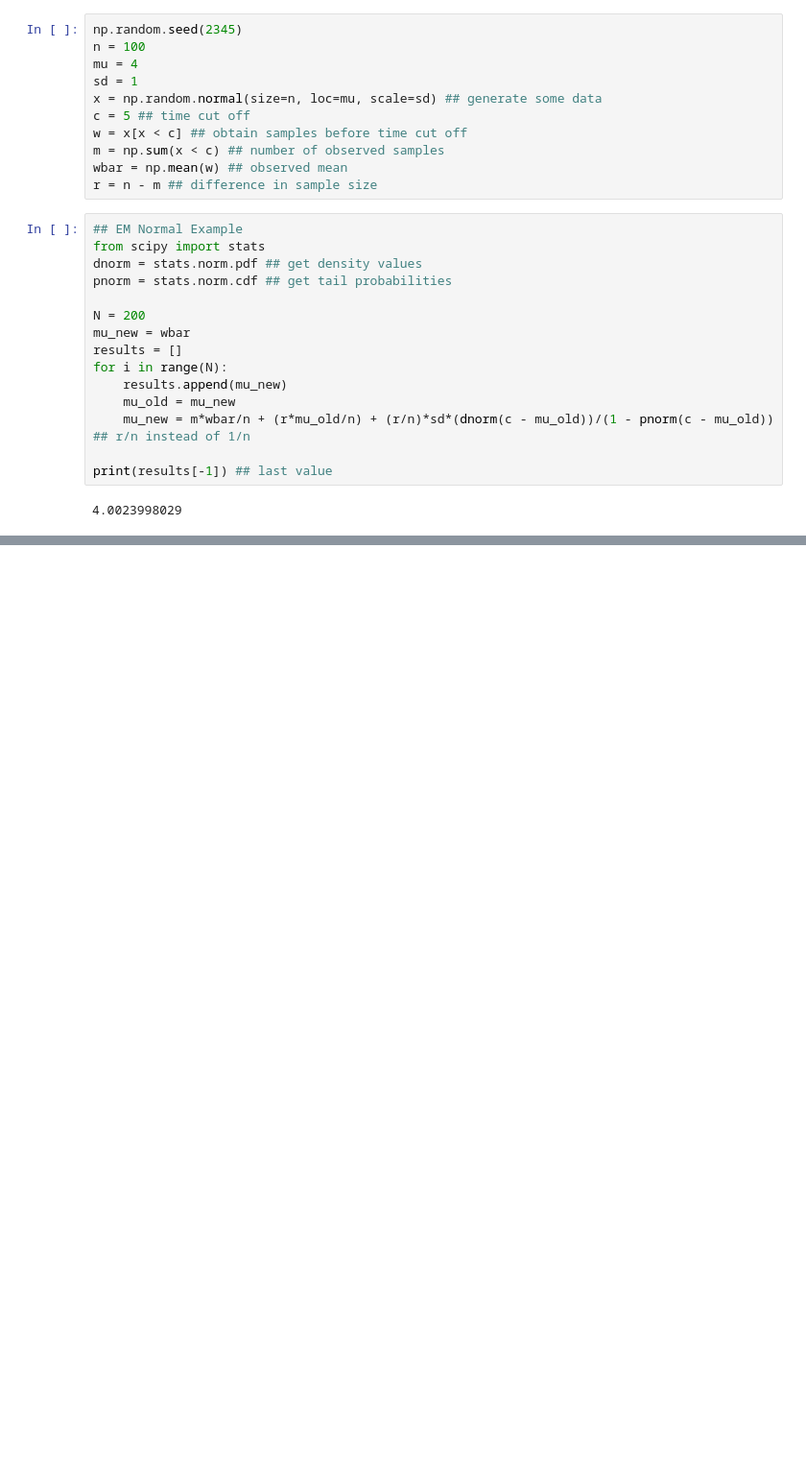
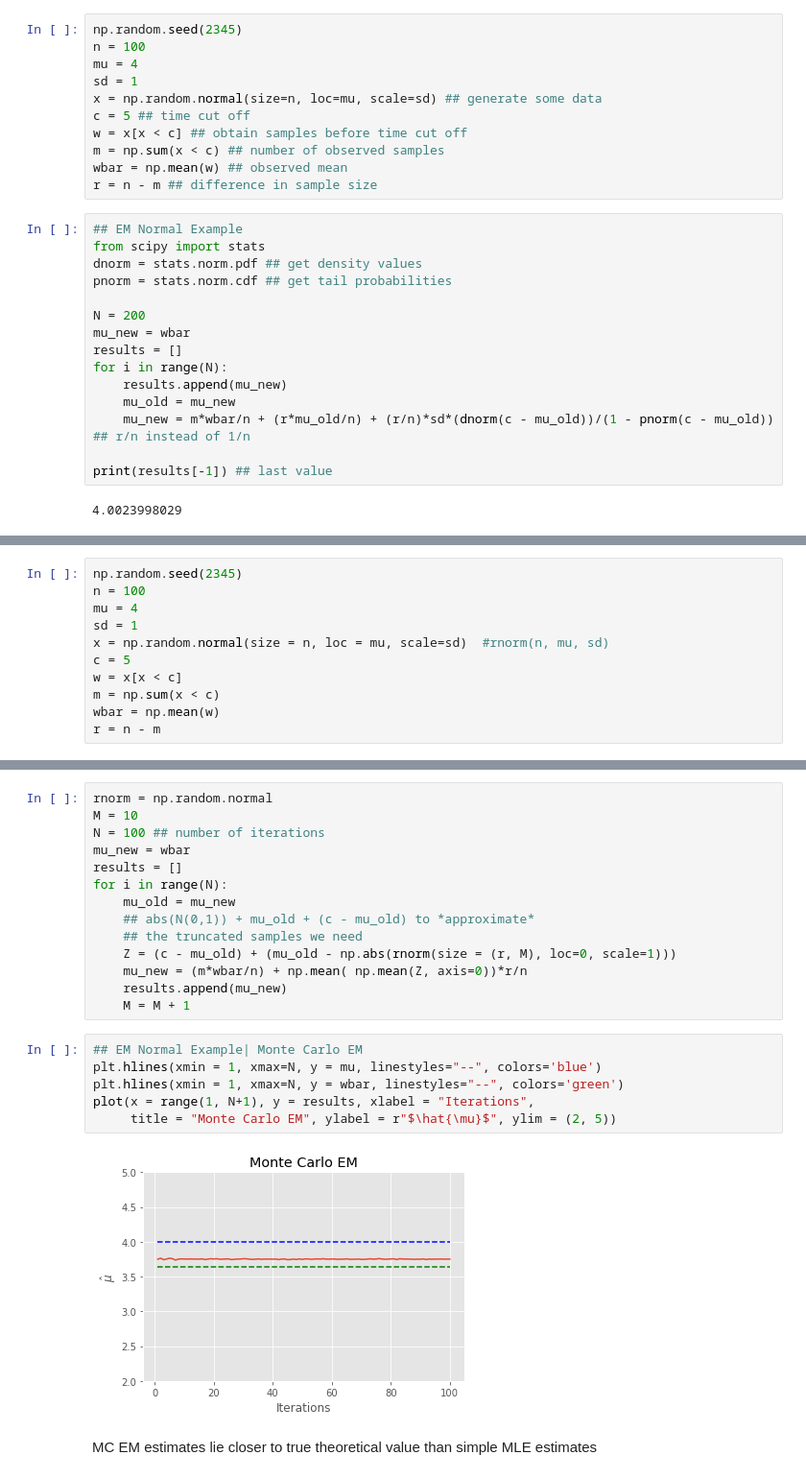
Before and after one commit to Johnnyboycurtis/MCMC, a Jupyter notebook: Module 5/notebook/5 Monte Carlo EM.ipynb, the cells around one changed output, grey strips where cells are left out. Shown: that part at 96% size. Drawn from its saved outputs; the diff is of its cells as text; blank space fills up the shorter version.

```diff
--- a/Module 5/notebook/5 Monte Carlo EM.ipynb
+++ b/Module 5/notebook/5 Monte Carlo EM.ipynb
@@ -505,0 +438,11 @@ abline(h = mean(x), col = "blue", lty = 3)
+# %%
+np.random.seed(2345)
+n = 100
+mu = 4
+sd = 1
+x = np.random.normal(size = n, loc = mu, scale=sd)  #rnorm(n, mu, sd)
+c = 5
+w = x[x < c]
+m = np.sum(x < c)
+wbar = np.mean(w)
+r = n - m
@@ -505,0 +464,24 @@ abline(h = mean(x), col = "blue", lty = 3)
+# %%
+rnorm = np.random.normal
+M = 10
+N = 100 ## number of iterations
+mu_new = wbar
+results = []
+for i in range(N):
+    mu_old = mu_new
+    ## abs(N(0,1)) + mu_old + (c - mu_old) to *approximate*
+    ## the truncated samples we need
+    Z = (c - mu_old) + (mu_old - np.abs(rnorm(size = (r, M), loc=0, scale=1)))
+    mu_new = (m*wbar/n) + np.mean( np.mean(Z, axis=0))*r/n
+    results.append(mu_new)
+    M = M + 1
+# %%
+## EM Normal Example| Monte Carlo EM
+plt.hlines(xmin = 1, xmax=N, y = mu, linestyles="--", colors='blue')
+plt.hlines(xmin = 1, xmax=N, y = wbar, linestyles="--", colors='green')
+plot(x = range(1, N+1), y = results, xlabel = "Iterations",
+     title = "Monte Carlo EM", ylabel = r"$\hat{\mu}$", ylim = (2, 5))
+# %% [output]
+[figure, added]
+# %% [markdown]
+MC EM estimates lie closer to true theoretical value than simple MLE estimates
```
Also changed, not shown: parts of 5 cells of this notebook.
